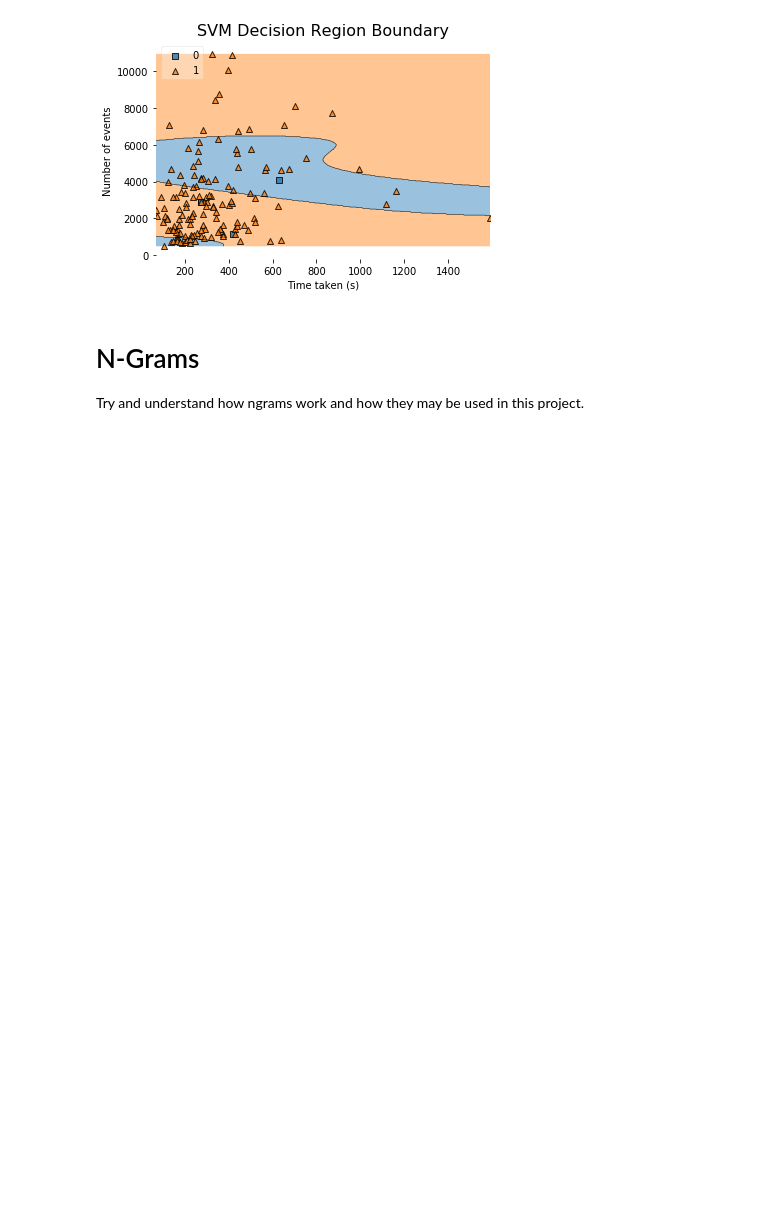
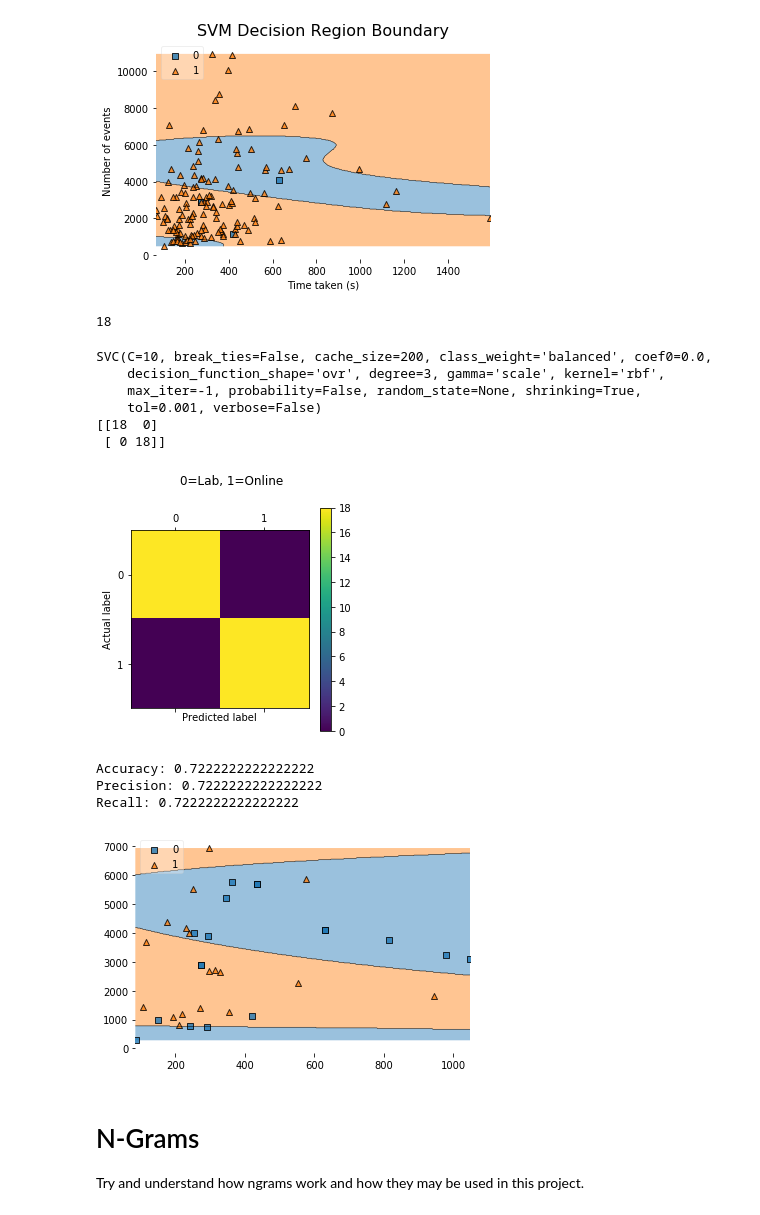
Before and after one commit to DJSaunders1997/Masters-Project, a Jupyter notebook: Work-Overview.ipynb, the cells around one changed output. Drawn from its saved outputs; the diff is of its cells as text; code cells hidden in the pictures; blank space fills up the shorter version.

```diff
--- a/Work-Overview.ipynb
+++ b/Work-Overview.ipynb
@@ -513,3 +511,17 @@ Accuracy: 0.6713286713286714
 Precision: 0.9693877551020408
 Recall: 0.6834532374100719
 [figure]
+# %%
+# NEW #################################
+
+# First SVM was better, attempt this with the first X number of turk data so classes are of even size.
+# 18 lab data samples.
+# So get first 18 / 18 random samples from online data.
+
+# Data will be the total time taken for a user to complete the tasks.
+balanced_data = np.append( turk_data[:len(lab_data)], lab_data )
+
+balanced_count_data = np.append( count_turk[:len(count_lab)], count_lab )
+
+# Labels will be 1 for turk data and 0 for lab data
+balanced_labels = np.append( np.ones(len(lab_data)), np.zeros(len(lab_data)) )
@@ -516,3 +530,46 @@ Recall: 0.6834532374100719
+# %%
+len(lab_data)
+# %% [output]
+18
+# %%
+
+X = np.column_stack((balanced_data, balanced_count_data))
+y = balanced_labels  # 0 is lab, 1 is online
+# TODO split into training and testing data in the future, but for now we will just test with the training set.
+
+
+clf3 = svm.SVC(C=10, kernel='rbf', class_weight='balanced') # Linear Kernel
+print(clf3.fit(X, y) )
+y_pred = clf3.predict(X)
+
+cm = metrics.confusion_matrix(y, y)
+print(cm)
+plt.matshow(cm)
+plt.suptitle('0=Lab, 1=Online')
+plt.colorbar()
+plt.ylabel('Actual label')
+plt.xlabel('Predicted label')
+plt.show()
+
+plot_decision_regions(X=X, y=y.astype(np.integer), clf=clf3, legend=2)
+
+print("Accuracy:", metrics.accuracy_score(y, y_pred))
+# Model Precision: what percentage of positive tuples are labeled as such?
+print("Precision:", metrics.precision_score(y, y_pred))
+# Model Recall: what percentage of positive tuples are labelled as such?
+print("Recall:", metrics.recall_score(y, y_pred))
+# %% [output]
+SVC(C=10, break_ties=False, cache_size=200, class_weight='balanced', coef0=0.0,
+    decision_function_shape='ovr', degree=3, gamma='scale', kernel='rbf',
+    max_iter=-1, probability=False, random_state=None, shrinking=True,
+    tol=0.001, verbose=False)
+[[18  0]
+ [ 0 18]]
+[figure, added]
+Accuracy: 0.7222222222222222
+Precision: 0.7222222222222222
+Recall: 0.7222222222222222
+[figure, added]
 # %% [markdown]
 # N-Grams
 
```
Also changed, not shown: parts of 7 cells of this notebook, 1 other file.
